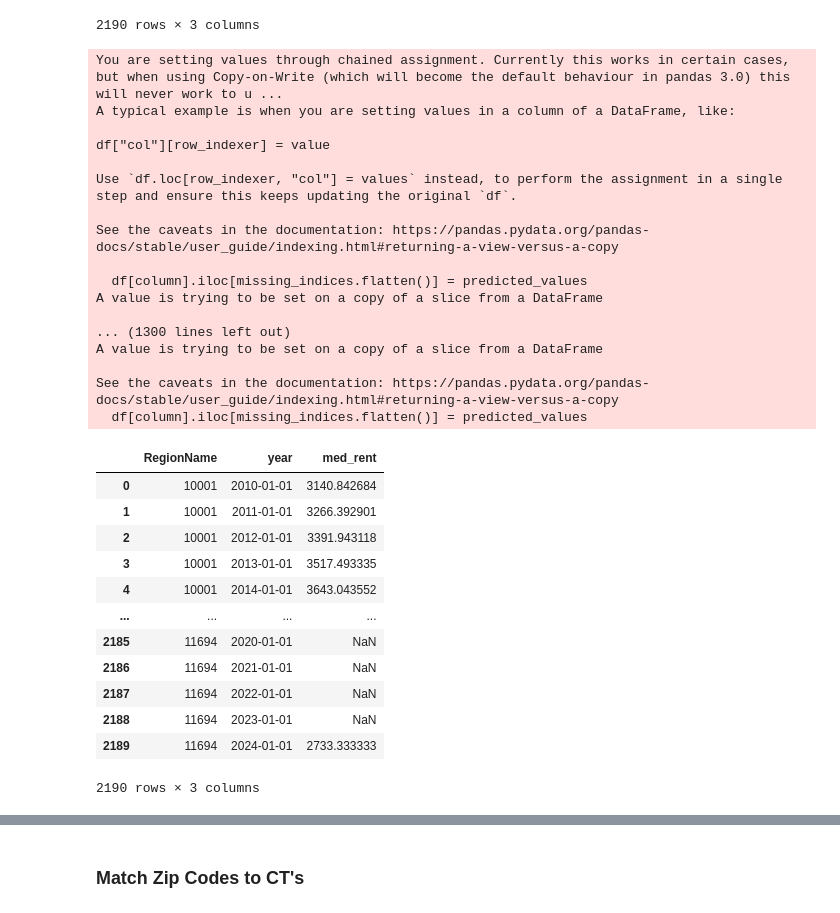
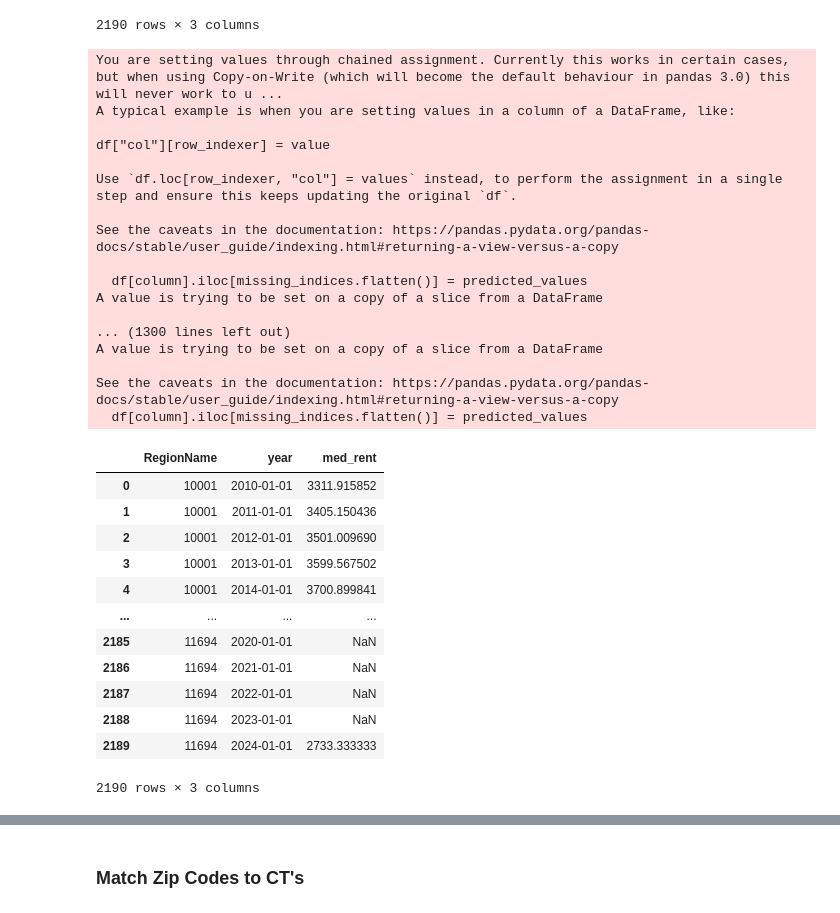
Before and after one commit to khyateed/forecasting-gentrification-nyc, a Jupyter notebook: zillow_data.ipynb, the cells around one changed output, grey strips where cells are left out. Cells and saved outputs as stored; diff of their text form; code cells hidden in the pictures.

Commit message:
nonlinear regression (exponential growth of rent)

```diff
--- a/zillow_data.ipynb
+++ b/zillow_data.ipynb
@@ -58,47 +66,48 @@ def backfill_trend(df, column):
     known_values = valid_values[~np.isnan(valid_values)]
 
     model = LinearRegression()
-    model.fit(known_indices, known_values)
+    model.fit(known_indices, np.log(known_values))  # take the log to make the exponential data linear
 
     missing_indices = np.where(np.isnan(valid_values))[0].reshape(-1, 1)
-    predicted_values = model.predict(missing_indices)
+    log_predicted_values = model.predict(missing_indices)
+    predicted_values = np.exp(log_predicted_values)  # reshape the preds to make them exponentially shaped again
 
     # Assign backfilled values
     df[column].iloc[missing_indices.flatten()] = predicted_values
 
     return df
 
 # Apply backfill function
 for zipcode in more_yrs['RegionName'].unique():
     zip_df = more_yrs[more_yrs['RegionName']==zipcode]
     more_yrs.drop(zip_df.index, inplace=True)
     zip_df = backfill_trend(zip_df, 'med_rent')
     more_yrs = pd.concat([more_yrs, zip_df])
 more_yrs
 # %% [output]
 You are setting values through chained assignment. Currently this works in certain cases, but when using Copy-on-Write (which will become the default behaviour in pandas 3.0) this will never work to u ...
 A typical example is when you are setting values in a column of a DataFrame, like:
 
 df["col"][row_indexer] = value
 
 Use `df.loc[row_indexer, "col"] = values` instead, to perform the assignment in a single step and ensure this keeps updating the original `df`.
 
 See the caveats in the documentation: https://pandas.pydata.org/pandas-docs/stable/user_guide/indexing.html#returning-a-view-versus-a-copy
 
   df[column].iloc[missing_indices.flatten()] = predicted_values
 A value is trying to be set on a copy of a slice from a DataFrame
 
 ... (1300 lines left out)
 A value is trying to be set on a copy of a slice from a DataFrame
 
 See the caveats in the documentation: https://pandas.pydata.org/pandas-docs/stable/user_guide/indexing.html#returning-a-view-versus-a-copy
   df[column].iloc[missing_indices.flatten()] = predicted_values
 |  | RegionName | year | med_rent |
-| 0 | 10001 | 2010-01-01 | 3140.842684 |
-| 1 | 10001 | 2011-01-01 | 3266.392901 |
-| 2 | 10001 | 2012-01-01 | 3391.943118 |
-| 3 | 10001 | 2013-01-01 | 3517.493335 |
-| 4 | 10001 | 2014-01-01 | 3643.043552 |
+| 0 | 10001 | 2010-01-01 | 3311.915852 |
+| 1 | 10001 | 2011-01-01 | 3405.150436 |
+| 2 | 10001 | 2012-01-01 | 3501.009690 |
+| 3 | 10001 | 2013-01-01 | 3599.567502 |
+| 4 | 10001 | 2014-01-01 | 3700.899841 |
 | ... | ... | ... | ... |
 | 2185 | 11694 | 2020-01-01 | NaN |
 | 2186 | 11694 | 2021-01-01 | NaN |
```
Also changed, not shown: parts of 8 cells of this notebook.
